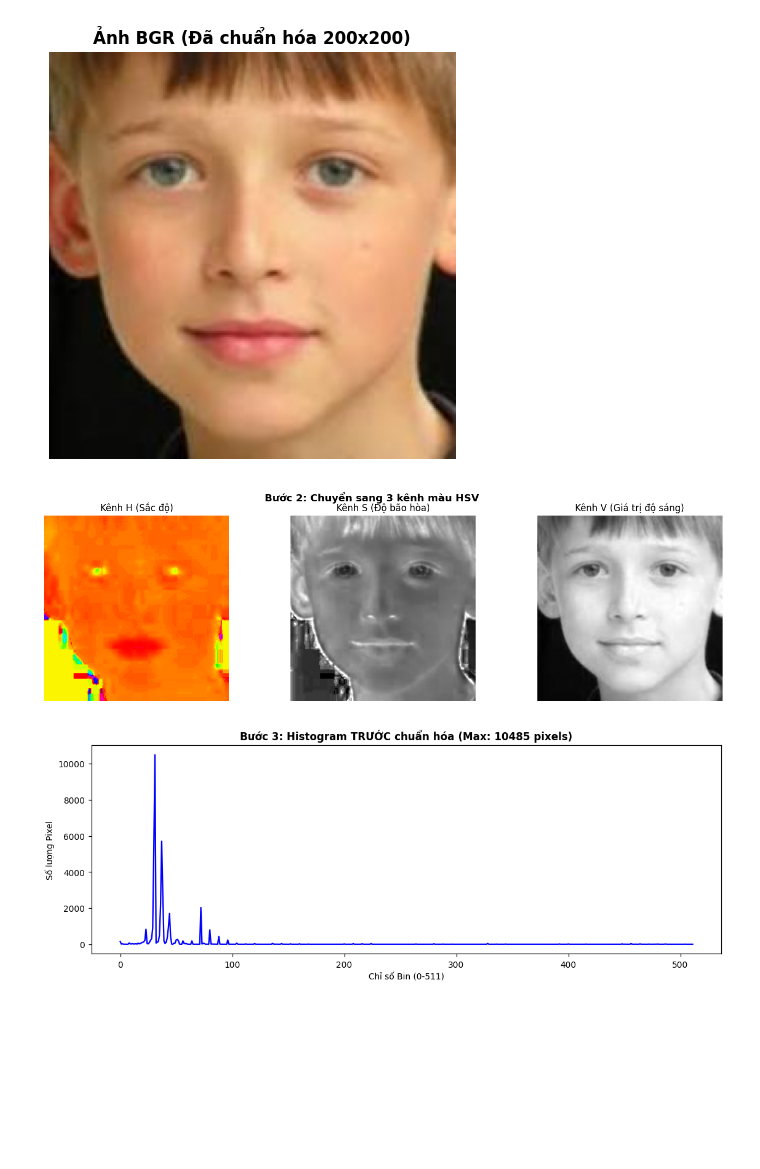
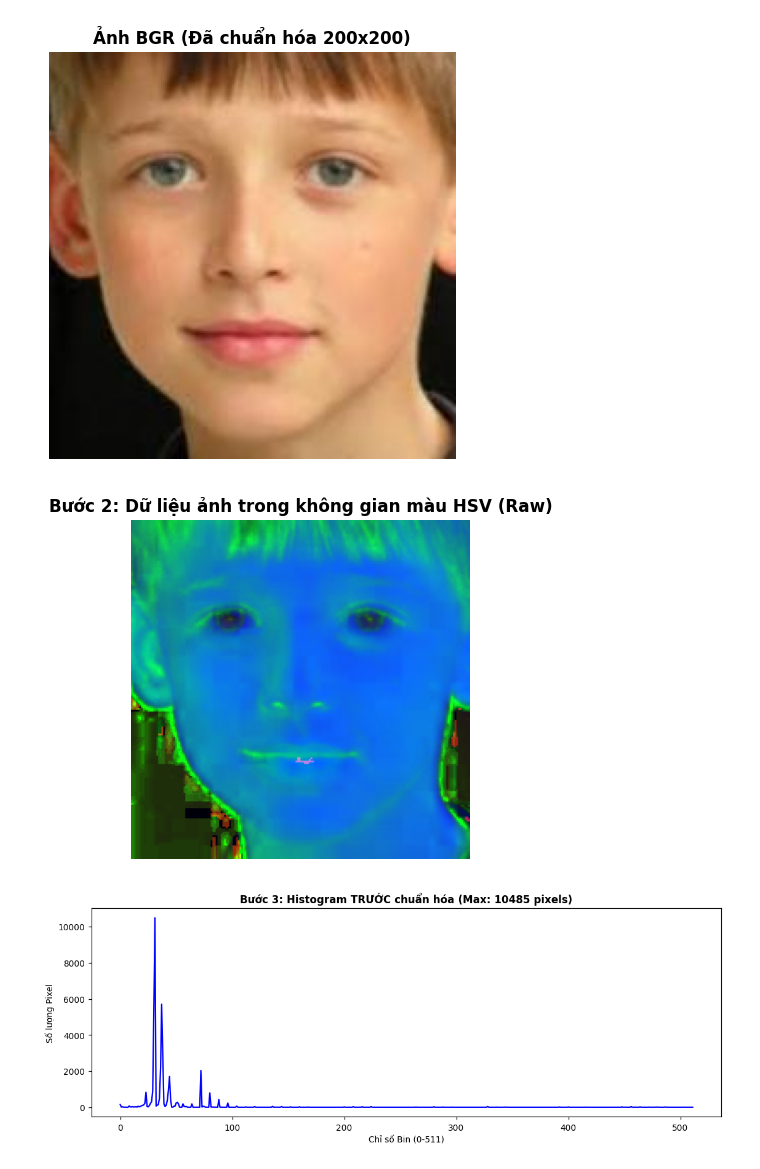
Before and after one commit to tssxsks/BTL_HCSDLDPT, a Jupyter notebook: HLG/feature_visualization.ipynb, the cells around one changed output. Saved outputs shown, nothing was run; the diff lists cells and outputs as text; code cells hidden in the pictures; blank space fills up the shorter version.

```diff
--- a/HLG/feature_visualization.ipynb
+++ b/HLG/feature_visualization.ipynb
@@ -87,20 +87,18 @@ plt.axis('off')
 plt.show()
 # %% [output]
 [figure]
-# %%
-# Chuyển đổi không gian màu
-img0_hsv = cv2.cvtColor(img0_resized, cv2.COLOR_BGR2HSV)
-h_ch, s_ch, v_ch = cv2.split(img0_hsv)
-
-fig, axes = plt.subplots(1, 3, figsize=(15, 4))
-axes[0].imshow(h_ch, cmap='hsv'); axes[0].set_title('Kênh H (Sắc độ)')
-axes[1].imshow(s_ch, cmap='gray'); axes[1].set_title('Kênh S (Độ bão hòa)')
-axes[2].imshow(v_ch, cmap='gray'); axes[2].set_title('Kênh V (Giá trị độ sáng)')
-for ax in axes: ax.axis('off')
-plt.suptitle('Bước 2: Chuyển sang 3 kênh màu HSV', fontsize=12, fontweight='bold')
-plt.show()
-# %% [output]
-[figure, removed]
+# %%
+# 1. Chuyển đổi sang không gian màu HSV
+img0_hsv = cv2.cvtColor(img0_resized, cv2.COLOR_BGR2HSV)
+
+# 2. Hiển thị gộp luôn
+plt.figure(figsize=(4, 4))
+plt.imshow(img0_hsv)
+plt.title('Bước 2: Dữ liệu ảnh trong không gian màu HSV', fontweight='bold')
+plt.axis('off')
+plt.show()
+# %% [output]
+[figure, added]
 # %%
 # 1. Tính toán Histogram 3D thô từ ảnh HSV
 hist_3d_raw = cv2.calcHist(
```
